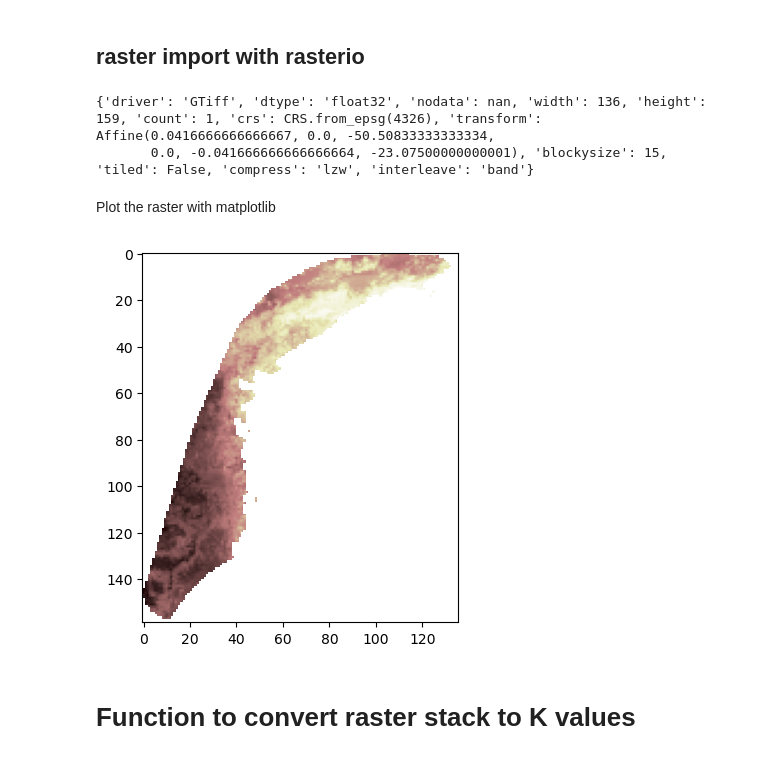
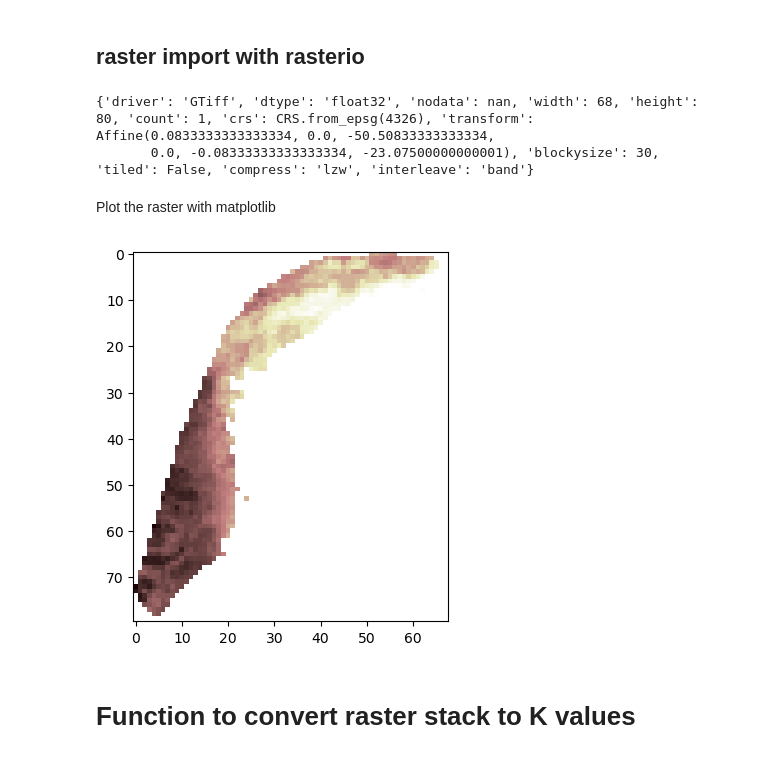
Before and after one commit to connor-french/spaceprime, a Jupyter notebook: spaceprime-sandbox.ipynb, the cells around one changed output. Drawn from its saved outputs; the diff is of its cells as text; code cells hidden in the pictures.

```diff
--- a/spaceprime-sandbox.ipynb
+++ b/spaceprime-sandbox.ipynb
@@ -12,24 +12,24 @@ Note to self- I'm using the spaceprime conda environment.
 # %%
 import rasterio
 
-filepath = "scratch-data/iheringii_5km.tif"
+filepath = "scratch-data/iheringii_10km.tif"
 
 with rasterio.open(filepath) as src:
     print(src.profile)
-    array = src.read(1, masked=True)
+    r = src.read(1, masked=True)
 # %% [output]
-{'driver': 'GTiff', 'dtype': 'float32', 'nodata': nan, 'width': 136, 'height': 159, 'count': 1, 'crs': CRS.from_epsg(4326), 'transform': Affine(0.0416666666666667, 0.0, -50.50833333333334,
-       0.0, -0.041666666666666664, -23.07500000000001), 'blockysize': 15, 'tiled': False, 'compress': 'lzw', 'interleave': 'band'}
+{'driver': 'GTiff', 'dtype': 'float32', 'nodata': nan, 'width': 68, 'height': 80, 'count': 1, 'crs': CRS.from_epsg(4326), 'transform': Affine(0.0833333333333334, 0.0, -50.50833333333334,
+       0.0, -0.08333333333333334, -23.07500000000001), 'blockysize': 30, 'tiled': False, 'compress': 'lzw', 'interleave': 'band'}
 # %% [markdown]
 Plot the raster with matplotlib
 # %%
 from matplotlib import pyplot
 
-pyplot.imshow(array, cmap='pink')
+pyplot.imshow(r, cmap='pink')
 
 pyplot.show()
 # %% [output]
-[figure, old version]
+[figure, new version]
 # %% [markdown]
 # Function to convert raster stack to K values
 # %% [markdown]
```
Also changed, not shown: parts of 14 cells of this notebook.
